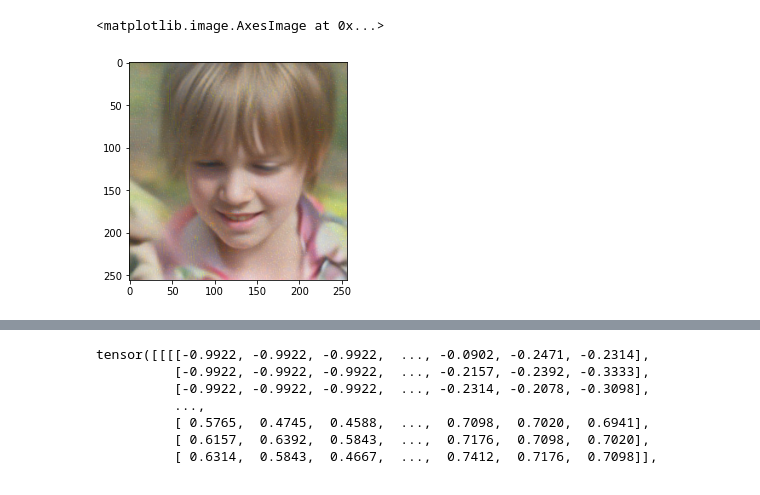
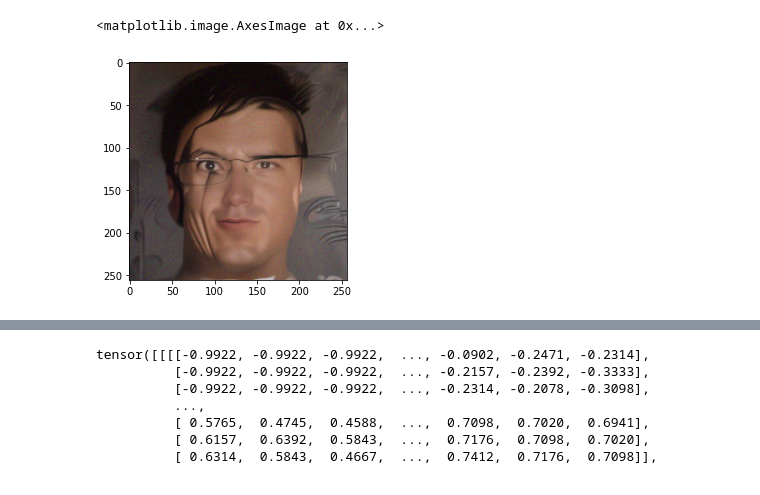
Before and after one commit to Hanyu-Xue/Priv_Diff_Autoencoder, a Jupyter notebook: New_train.ipynb, the cells around one changed output, grey strips where cells are left out. Drawn from its saved outputs; the diff is of its cells as text; code cells hidden in the pictures.

Commit message:
This is the update version of the train file
 2023/03/14

```diff
--- a/New_train.ipynb
+++ b/New_train.ipynb
@@ -1,6 +52,6 @@
 # %%
 import os
-CODE_DIR = '/home/joshua/Projects/diffae'
+CODE_DIR = '/content/drive/MyDrive/GANsLatentCode/diffae'
 os.chdir(f'{CODE_DIR}')
 # %%
 from pytorch_msssim import ms_ssim
@@ -43,7 +94,7 @@ from templates_cls import *
 from experiment_classifier import ClsModel
 
 import sys
-sys.path.append('/home/joshua/Projects/diffae/disentanglement/')
+sys.path.append(CODE_DIR+'/disentanglement/')
 
 from Configs import Global_Config
 from Configs.training_config import config, GENERATOR_IMAGE_SIZE
@@ -52,7 +103,7 @@ from torch.utils.data import DataLoader, random_split
 from Models.Encoders.Landmark_Encoder import Landmark_Encoder
 from Models.Encoders.ID_Encoder import ID_Encoder
 from Models.Encoders.Inception import Inception
-from Models.LatentMapper import LatentMapper
+from Models.LatentMapperNew import LatentMapper
 from Utils.data_utils import get_w_image, Image_W_Dataset, cycle_images_to_create_diff_order
 import time
 import torch.utils.data
@@ -71,10 +122,10 @@ model.ema_model.eval()
 # model.eval()
 # torch.set_grad_enabled(True)
 
-conds_mean = torch.load('FFHQ_xT_data/conds_mean.pt').to(device)
-conds_std = torch.load('FFHQ_xT_data/conds_std.pt').to(device)
+# conds_mean = torch.load('FFHQ_xT_data/conds_mean.pt').to(device)
+# conds_std = torch.load('FFHQ_xT_data/conds_std.pt').to(device)
 
-BASE_PATH = '/home/joshua/Projects/diffae/disentanglement/'
+BASE_PATH = CODE_DIR+'/disentanglement/'
 MOBILE_FACE_NET_WEIGHTS_PATH = BASE_PATH + 'CNN-project-weights/mobilefacenet_model_best.pth.tar'
 GENERATOR_WEIGHTS_PATH = BASE_PATH + 'CNN-project-weights/550000.pt'
 E_ID_LOSS_PATH = BASE_PATH + 'CNN-project-weights/model_ir_se50.pth'
@@ -83,14 +134,16 @@ W_DATA_DIR = BASE_PATH + 'Dataset/small_w/'
 MODELS_DIR = BASE_PATH + 'Models/'
 
 id_encoder = id_loss.IDLoss(E_ID_LOSS_PATH)
+
 # attr_encoder = torch.load(MODELS_DIR + 'attr_encoder_HPMNYYOTTIXN_1616315604.9508004_0.pt')
-attr_encoder = torch.load('/home/joshua/Projects/diffae/checkpoints/attr/attr_ffhq15000_att_mlp.pt')
+attr_encoder = torch.load(CODE_DIR+'/checkpoints/attr/new_attr_ffhq69000_att.pt')
 attr_encoder = Inception(attr_encoder)
 # discriminator = Discriminator()
-mlp = LatentMapper()
+# mlp = LatentMapper()
+mlp = LatentMapper(dropout_rate=0.2)
 landmark_encoder = Landmark_Encoder.Encoder_Landmarks(MOBILE_FACE_NET_WEIGHTS_PATH)
 # mlp = torch.load(MODELS_DIR + 'maper_HPMNYYOTTIXN_1616315604.542634_0.pt')
-mlp = torch.load('/home/joshua/Projects/diffae/checkpoints/MLP/mlp_ffhq15000_att_mlp.pt')
+mlp = torch.load(CODE_DIR+'/checkpoints/MLP/new_mlp_ffhq2040_full_mlp.pt')
 
 id_encoder = id_encoder.to(Global_Config.device)
 attr_encoder = attr_encoder.to(Global_Config.device)
@@ -101,7 +154,7 @@ landmark_encoder = landmark_encoder.to(Global_Config.device)
 id_encoder = id_encoder.eval()
 lpips_loss = lpips.LPIPS(net='alex').to(Global_Config.device).eval()
 landmark_encoder = landmark_encoder.eval()
-attr_encoder = attr_encoder.train()
+attr_encoder = attr_encoder.eval()
 
 mlp = mlp.train()
 # %% [output]
@@ -118,7 +191,7 @@ config = {
     'beta1' : 0.5,
     'beta2' : 0.999,
     'lrD' : 0.0004,
-    'lrMLP' : 0.00003,
+    'lrMLP' : 0.00001,
     'lrAttr' : 0.0001,
     'non_adverserial_lr': 6e-5,
     'IdDiffersAttrTrainRatio' : 3, # 1/3
@@ -358,8 +435,8 @@ plt.show()
 # %%
 with torch.no_grad():
-    generated_img = model.render(xT_true, semantic_vec_true_list[200].to(device), T=2)
+    generated_img = model.render(xT_true, semantic_vec.to(device), T=16)
 generated_image = generated_img.detach()
 plt.imshow(generated_image[0].permute(1, 2, 0).cpu())
 # %% [output]
 <matplotlib.image.AxesImage at 0x...>
-[figure, old version]
+[figure, new version]
```
Also changed, not shown: parts of 12 cells of this notebook.
